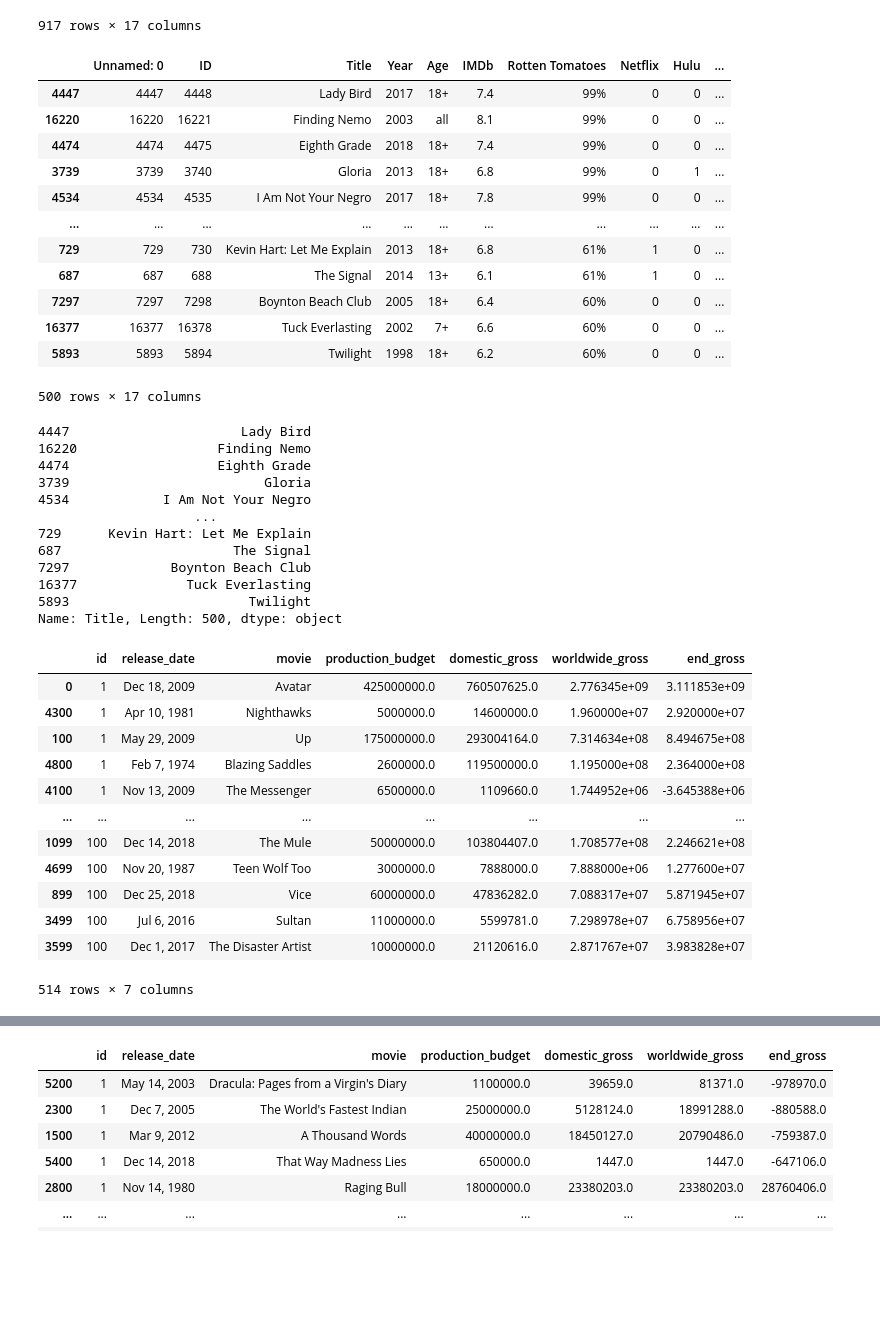
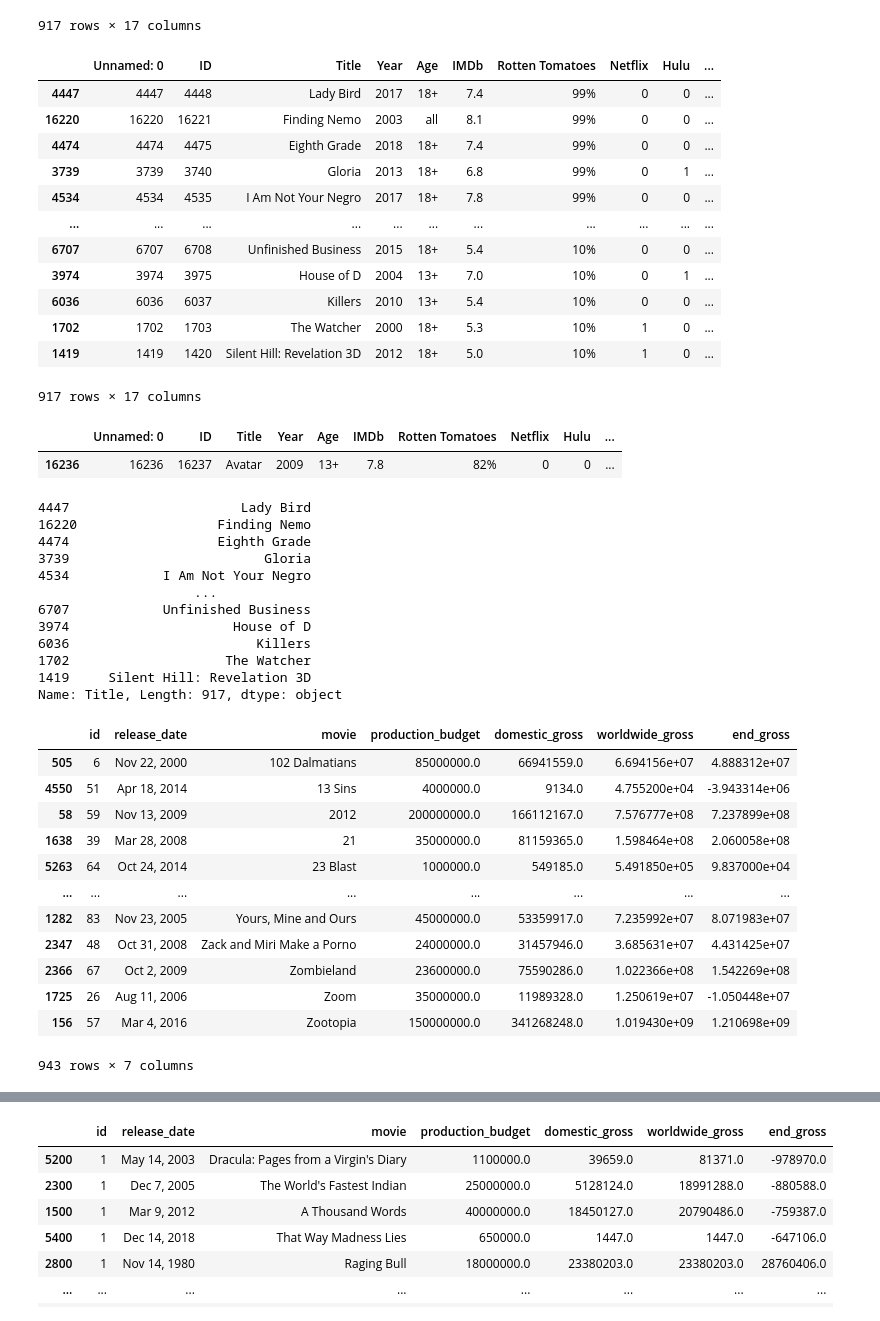
Before and after one commit to cclacey/microsoft_movie_analysis, a Jupyter notebook: create_sql_database.ipynb, the cells around one changed output, grey strips where cells are left out. Drawn from its saved outputs; the diff is of its cells as text; code cells hidden in the pictures; blank space fills up the shorter version.

```diff
--- a/create_sql_database.ipynb
+++ b/create_sql_database.ipynb
@@ -606,22 +571,27 @@ df_stream
 | 16719 | 16719 | 16720 | Pocahontas | 1995 | NaN | 5.3 | 55% | 0 | 0 | ... |
 917 rows × 17 columns
 # %%
-df_count = df_stream.sort_values('Rotten Tomatoes', ascending = False).head(500)
+df_count = df_stream.sort_values('Rotten Tomatoes', ascending = False)
 df_count
 # %% [output]
 |  | Unnamed: 0 | ID | Title | Year | Age | IMDb | Rotten Tomatoes | Netflix | Hulu | ... |
 | 4447 | 4447 | 4448 | Lady Bird | 2017 | 18+ | 7.4 | 99% | 0 | 0 | ... |
 | 16220 | 16220 | 16221 | Finding Nemo | 2003 | all | 8.1 | 99% | 0 | 0 | ... |
 | 4474 | 4474 | 4475 | Eighth Grade | 2018 | 18+ | 7.4 | 99% | 0 | 0 | ... |
 | 3739 | 3739 | 3740 | Gloria | 2013 | 18+ | 6.8 | 99% | 0 | 1 | ... |
 | 4534 | 4534 | 4535 | I Am Not Your Negro | 2017 | 18+ | 7.8 | 99% | 0 | 0 | ... |
 | ... | ... | ... | ... | ... | ... | ... | ... | ... | ... | ... |
-| 729 | 729 | 730 | Kevin Hart: Let Me Explain | 2013 | 18+ | 6.8 | 61% | 1 | 0 | ... |
-| 687 | 687 | 688 | The Signal | 2014 | 13+ | 6.1 | 61% | 1 | 0 | ... |
-| 7297 | 7297 | 7298 | Boynton Beach Club | 2005 | 18+ | 6.4 | 60% | 0 | 0 | ... |
-| 16377 | 16377 | 16378 | Tuck Everlasting | 2002 | 7+ | 6.6 | 60% | 0 | 0 | ... |
-| 5893 | 5893 | 5894 | Twilight | 1998 | 18+ | 6.2 | 60% | 0 | 0 | ... |
+| 6707 | 6707 | 6708 | Unfinished Business | 2015 | 18+ | 5.4 | 10% | 0 | 0 | ... |
+| 3974 | 3974 | 3975 | House of D | 2004 | 13+ | 7.0 | 10% | 0 | 1 | ... |
+| 6036 | 6036 | 6037 | Killers | 2010 | 13+ | 5.4 | 10% | 0 | 0 | ... |
+| 1702 | 1702 | 1703 | The Watcher | 2000 | 18+ | 5.3 | 10% | 1 | 0 | ... |
+| 1419 | 1419 | 1420 | Silent Hill: Revelation 3D | 2012 | 18+ | 5.0 | 10% | 1 | 0 | ... |
-500 rows × 17 columns
+917 rows × 17 columns
+# %%
+df_count[df_count.Title == 'Avatar']
+# %% [output]
+|  | Unnamed: 0 | ID | Title | Year | Age | IMDb | Rotten Tomatoes | Netflix | Hulu | ... |
+| 16236 | 16236 | 16237 | Avatar | 2009 | 13+ | 7.8 | 82% | 0 | 0 | ... |
 # %%
 df_count_list = df_count['Title']
 df_count_list
@@ -632,26 +602,26 @@ df_count_list
 3739                         Gloria
 4534            I Am Not Your Negro
                     ...
-729      Kevin Hart: Let Me Explain
-687                      The Signal
-7297             Boynton Beach Club
-16377              Tuck Everlasting
-5893                       Twilight
-Name: Title, Length: 500, dtype: object
+6707            Unfinished Business
+3974                     House of D
+6036                        Killers
+1702                    The Watcher
+1419     Silent Hill: Revelation 3D
+Name: Title, Length: 917, dtype: object
 # %%
-dfbudgetfilter = df[df['movie'].isin(df_count_list)]
+dfbudgetfilter = df[df['movie'].isin(df_count_list)] #514 end_gross of top 500
 dfbudgetfilter
 # %% [output]
 |  | id | release_date | movie | production_budget | domestic_gross | worldwide_gross | end_gross |
-| 0 | 1 | Dec 18, 2009 | Avatar | 425000000.0 | 760507625.0 | 2.776345e+09 | 3.111853e+09 |
-| 4300 | 1 | Apr 10, 1981 | Nighthawks | 5000000.0 | 14600000.0 | 1.960000e+07 | 2.920000e+07 |
-| 100 | 1 | May 29, 2009 | Up | 175000000.0 | 293004164.0 | 7.314634e+08 | 8.494675e+08 |
-| 4800 | 1 | Feb 7, 1974 | Blazing Saddles | 2600000.0 | 119500000.0 | 1.195000e+08 | 2.364000e+08 |
-| 4100 | 1 | Nov 13, 2009 | The Messenger | 6500000.0 | 1109660.0 | 1.744952e+06 | -3.645388e+06 |
+| 505 | 6 | Nov 22, 2000 | 102 Dalmatians | 85000000.0 | 66941559.0 | 6.694156e+07 | 4.888312e+07 |
+| 4550 | 51 | Apr 18, 2014 | 13 Sins | 4000000.0 | 9134.0 | 4.755200e+04 | -3.943314e+06 |
+| 58 | 59 | Nov 13, 2009 | 2012 | 200000000.0 | 166112167.0 | 7.576777e+08 | 7.237899e+08 |
+| 1638 | 39 | Mar 28, 2008 | 21 | 35000000.0 | 81159365.0 | 1.598464e+08 | 2.060058e+08 |
+| 5263 | 64 | Oct 24, 2014 | 23 Blast | 1000000.0 | 549185.0 | 5.491850e+05 | 9.837000e+04 |
 | ... | ... | ... | ... | ... | ... | ... | ... |
-| 1099 | 100 | Dec 14, 2018 | The Mule | 50000000.0 | 103804407.0 | 1.708577e+08 | 2.246621e+08 |
-| 4699 | 100 | Nov 20, 1987 | Teen Wolf Too | 3000000.0 | 7888000.0 | 7.888000e+06 | 1.277600e+07 |
-| 899 | 100 | Dec 25, 2018 | Vice | 60000000.0 | 47836282.0 | 7.088317e+07 | 5.871945e+07 |
-| 3499 | 100 | Jul 6, 2016 | Sultan | 11000000.0 | 5599781.0 | 7.298978e+07 | 6.758956e+07 |
-| 3599 | 100 | Dec 1, 2017 | The Disaster Artist | 10000000.0 | 21120616.0 | 2.871767e+07 | 3.983828e+07 |
+| 1282 | 83 | Nov 23, 2005 | Yours, Mine and Ours | 45000000.0 | 53359917.0 | 7.235992e+07 | 8.071983e+07 |
+| 2347 | 48 | Oct 31, 2008 | Zack and Miri Make a Porno | 24000000.0 | 31457946.0 | 3.685631e+07 | 4.431425e+07 |
+| 2366 | 67 | Oct 2, 2009 | Zombieland | 23600000.0 | 75590286.0 | 1.022366e+08 | 1.542269e+08 |
+| 1725 | 26 | Aug 11, 2006 | Zoom | 35000000.0 | 11989328.0 | 1.250619e+07 | -1.050448e+07 |
+| 156 | 57 | Mar 4, 2016 | Zootopia | 150000000.0 | 341268248.0 | 1.019430e+09 | 1.210698e+09 |
-514 rows × 7 columns
+943 rows × 7 columns
```
Also changed, not shown: parts of 12 cells of this notebook.
